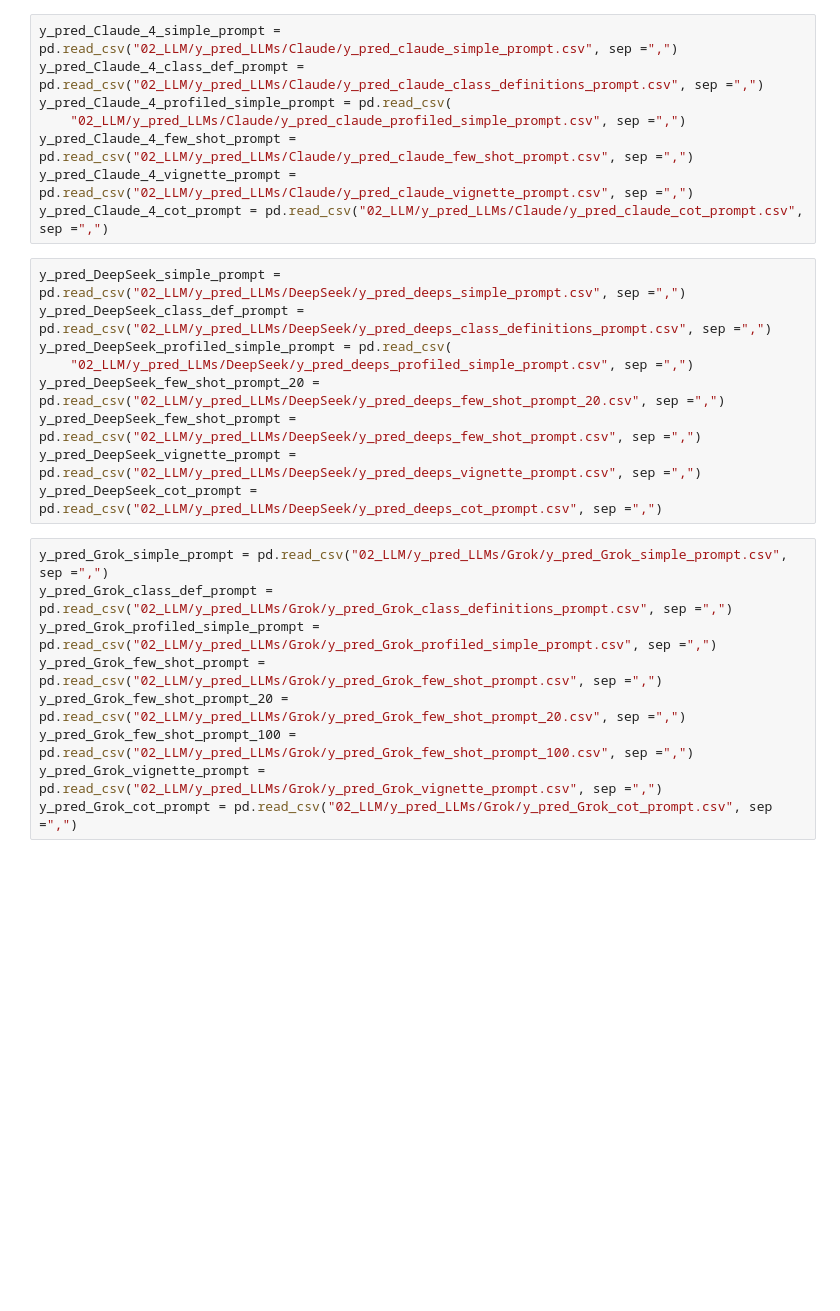
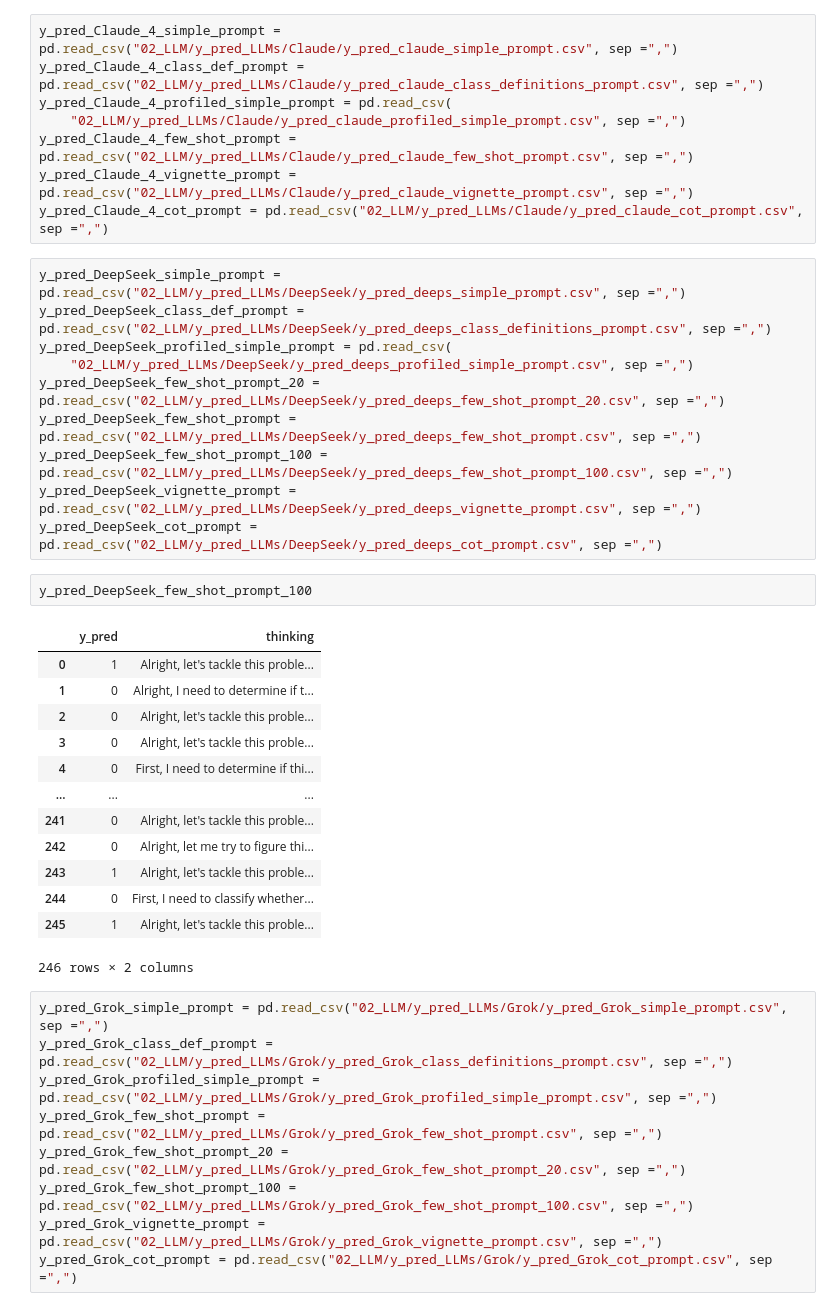
Before and after one commit to kimmizi/master_thesis, a Jupyter notebook: exp/05_Evaluation_Performance.ipynb, the cells around one changed output. Drawn from its saved outputs; the diff is of its cells as text; blank space fills up the shorter version.

Commit message:
DeepSeek Few Shot 100 prompt

```diff
--- a/exp/05_Evaluation_Performance.ipynb
+++ b/exp/05_Evaluation_Performance.ipynb
@@ -94,8 +94,25 @@ y_pred_DeepSeek_profiled_simple_prompt = pd.read_csv(
     "02_LLM/y_pred_LLMs/DeepSeek/y_pred_deeps_profiled_simple_prompt.csv", sep =",")
 y_pred_DeepSeek_few_shot_prompt_20 = pd.read_csv("02_LLM/y_pred_LLMs/DeepSeek/y_pred_deeps_few_shot_prompt_20.csv", sep =",")
 y_pred_DeepSeek_few_shot_prompt = pd.read_csv("02_LLM/y_pred_LLMs/DeepSeek/y_pred_deeps_few_shot_prompt.csv", sep =",")
+y_pred_DeepSeek_few_shot_prompt_100 = pd.read_csv("02_LLM/y_pred_LLMs/DeepSeek/y_pred_deeps_few_shot_prompt_100.csv", sep =",")
 y_pred_DeepSeek_vignette_prompt = pd.read_csv("02_LLM/y_pred_LLMs/DeepSeek/y_pred_deeps_vignette_prompt.csv", sep =",")
 y_pred_DeepSeek_cot_prompt = pd.read_csv("02_LLM/y_pred_LLMs/DeepSeek/y_pred_deeps_cot_prompt.csv", sep =",")
+# %%
+y_pred_DeepSeek_few_shot_prompt_100
+# %% [output]
+|  | y_pred | thinking |
+| 0 | 1 | Alright, let's tackle this proble... |
+| 1 | 0 | Alright, I need to determine if t... |
+| 2 | 0 | Alright, let's tackle this proble... |
+| 3 | 0 | Alright, let's tackle this proble... |
+| 4 | 0 | First, I need to determine if thi... |
+| ... | ... | ... |
+| 241 | 0 | Alright, let's tackle this proble... |
+| 242 | 0 | Alright, let me try to figure thi... |
+| 243 | 1 | Alright, let's tackle this proble... |
+| 244 | 0 | First, I need to classify whether... |
+| 245 | 1 | Alright, let's tackle this proble... |
+246 rows × 2 columns
 # %%
 y_pred_Grok_simple_prompt = pd.read_csv("02_LLM/y_pred_LLMs/Grok/y_pred_Grok_simple_prompt.csv", sep =",")
 y_pred_Grok_class_def_prompt = pd.read_csv("02_LLM/y_pred_LLMs/Grok/y_pred_Grok_class_definitions_prompt.csv", sep =",")
```
Also changed, not shown: 3 other files.
